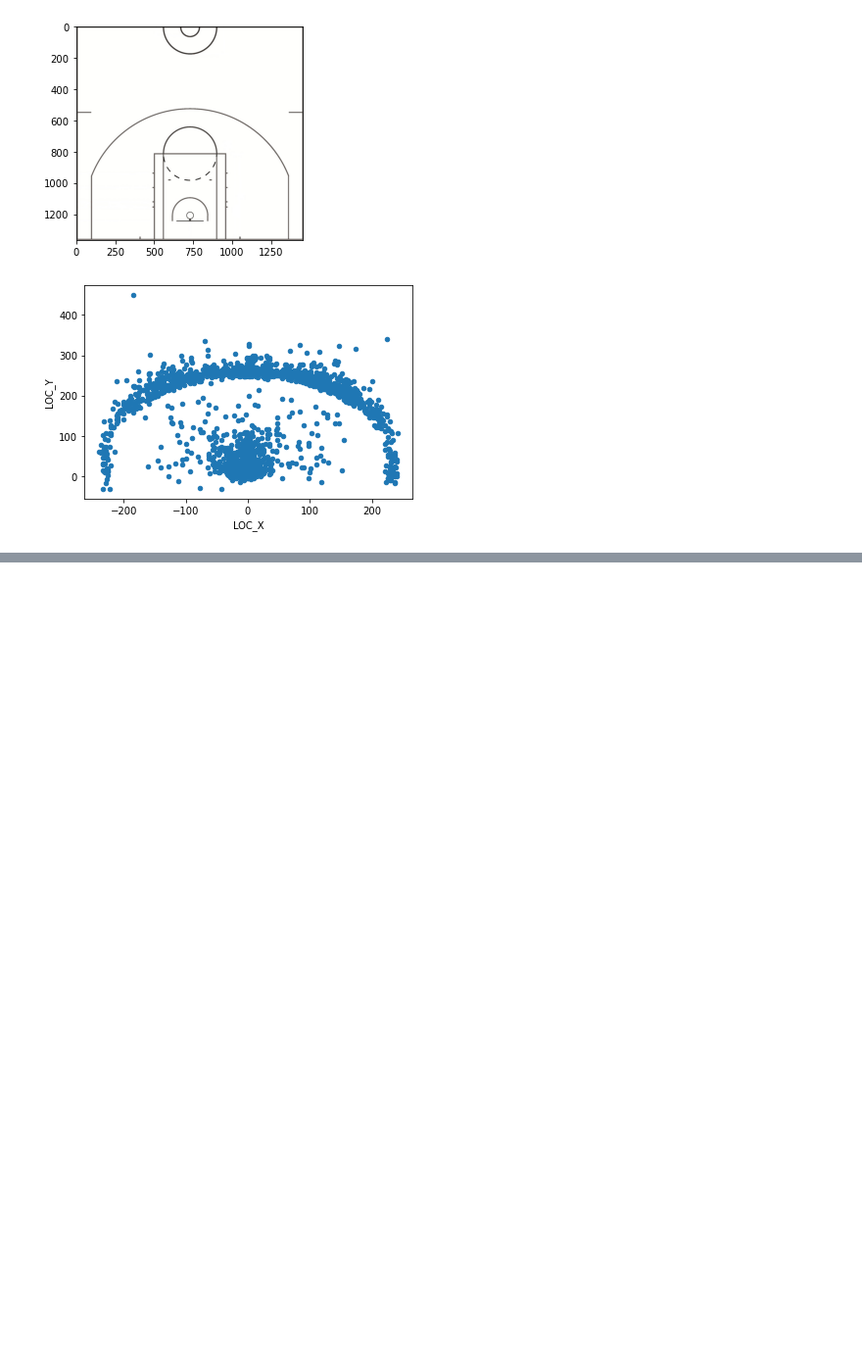
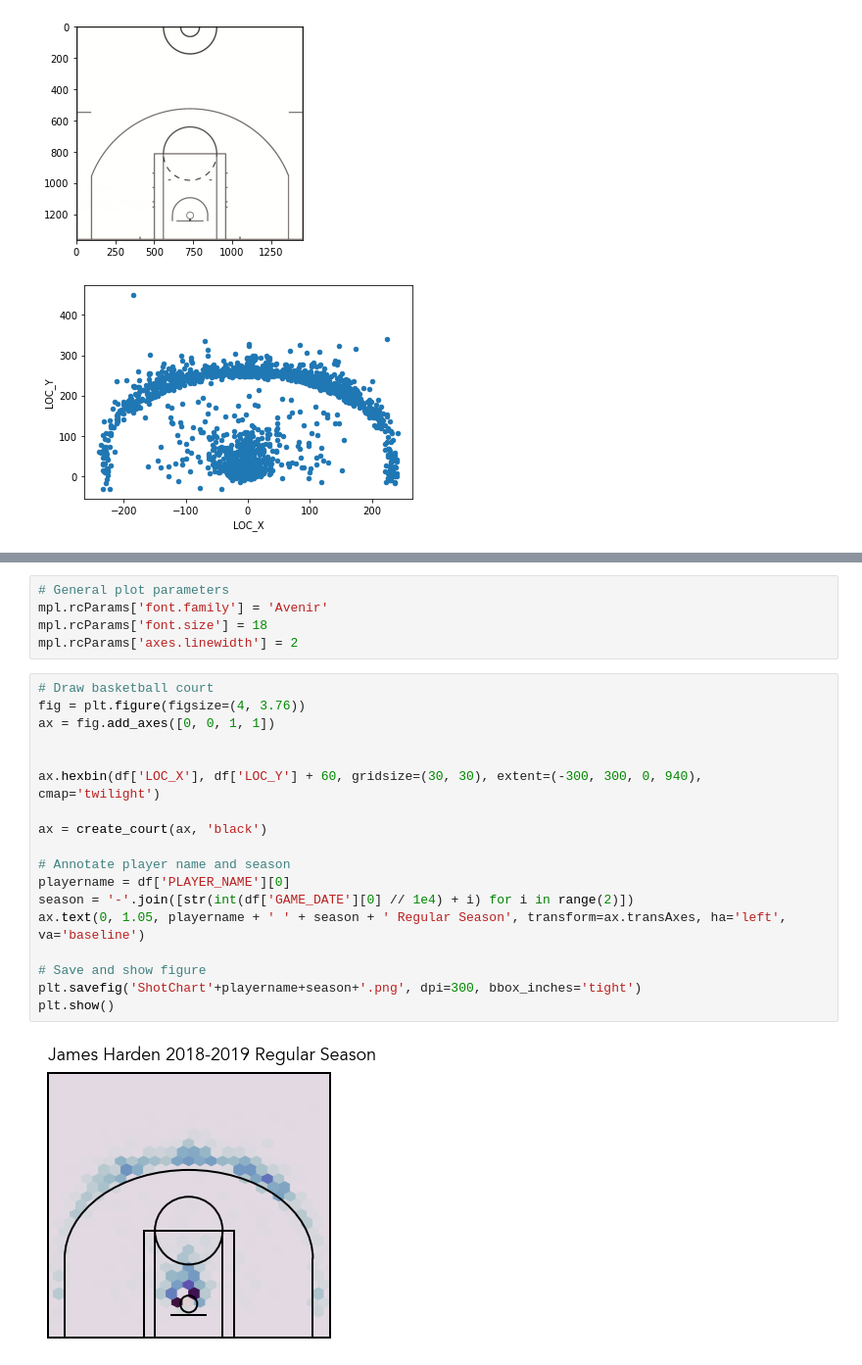
Before and after one commit to Zdolny99/NBA_shot_analysis, a Jupyter notebook: visualize.ipynb, the cells around one changed output, grey strips where cells are left out. Shown at 98% size. Cells and saved outputs as stored; diff of their text form; blank space fills up the shorter version.

```diff
--- a/visualize.ipynb
+++ b/visualize.ipynb
@@ -33,0 +69,25 @@ ax.plot(df['LOC_X'], df['LOC_Y'], 'o', linewidth=5, color='firebrick')
+# %%
+# General plot parameters
+mpl.rcParams['font.family'] = 'Avenir'
+mpl.rcParams['font.size'] = 18
+mpl.rcParams['axes.linewidth'] = 2
+# %%
+# Draw basketball court
+fig = plt.figure(figsize=(4, 3.76))
+ax = fig.add_axes([0, 0, 1, 1])
+
+
+ax.hexbin(df['LOC_X'], df['LOC_Y'] + 60, gridsize=(30, 30), extent=(-300, 300, 0, 940), cmap='twilight')
+
+ax = create_court(ax, 'black')
+
+# Annotate player name and season
+playername = df['PLAYER_NAME'][0]
+season = '-'.join([str(int(df['GAME_DATE'][0] // 1e4) + i) for i in range(2)])
+ax.text(0, 1.05, playername + ' ' + season + ' Regular Season', transform=ax.transAxes, ha='left', va='baseline')
+
+# Save and show figure
+plt.savefig('ShotChart'+playername+season+'.png', dpi=300, bbox_inches='tight')
+plt.show()
+# %% [output]
+[figure, added]
```
Also changed, not shown: parts of 5 cells of this notebook, 1 other file.
